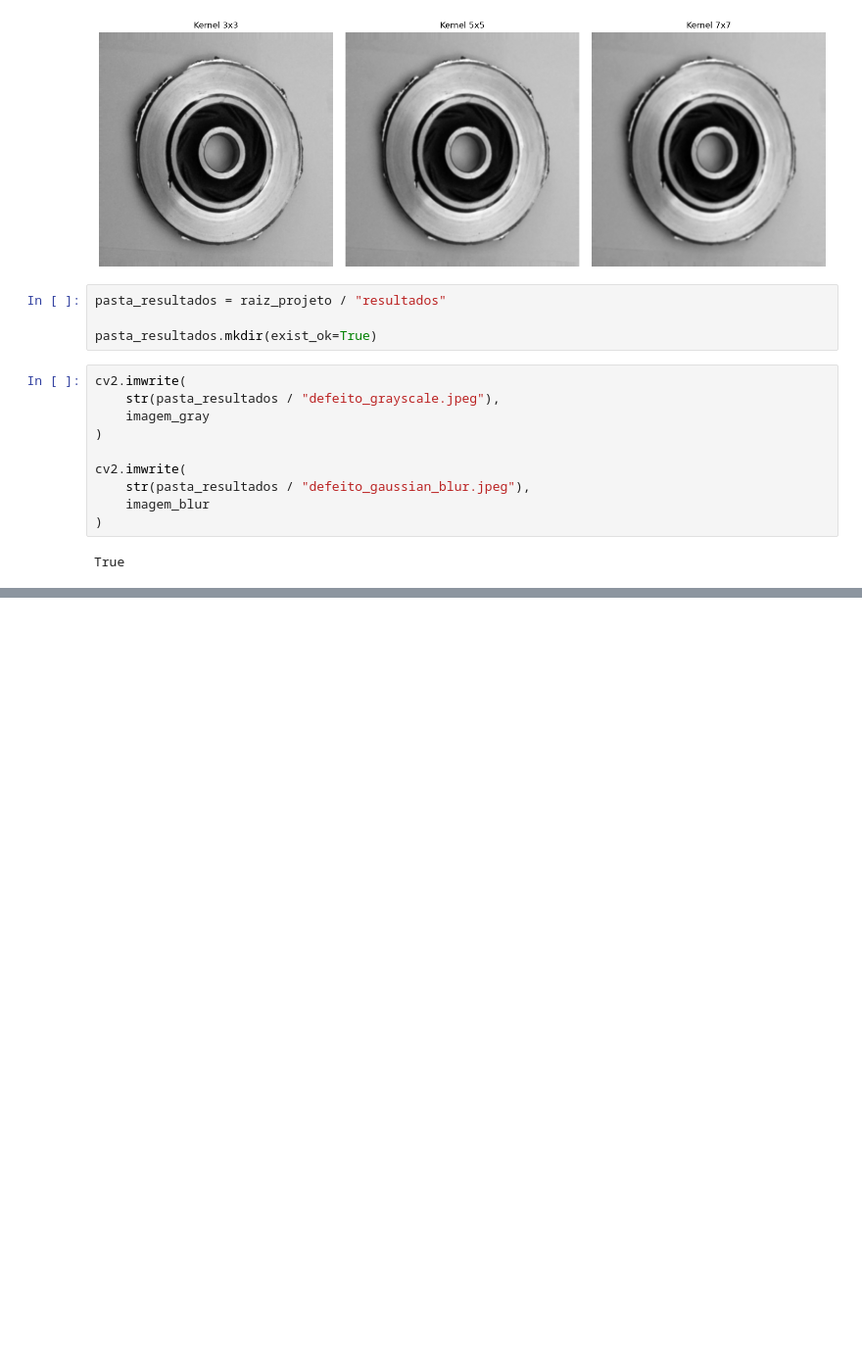
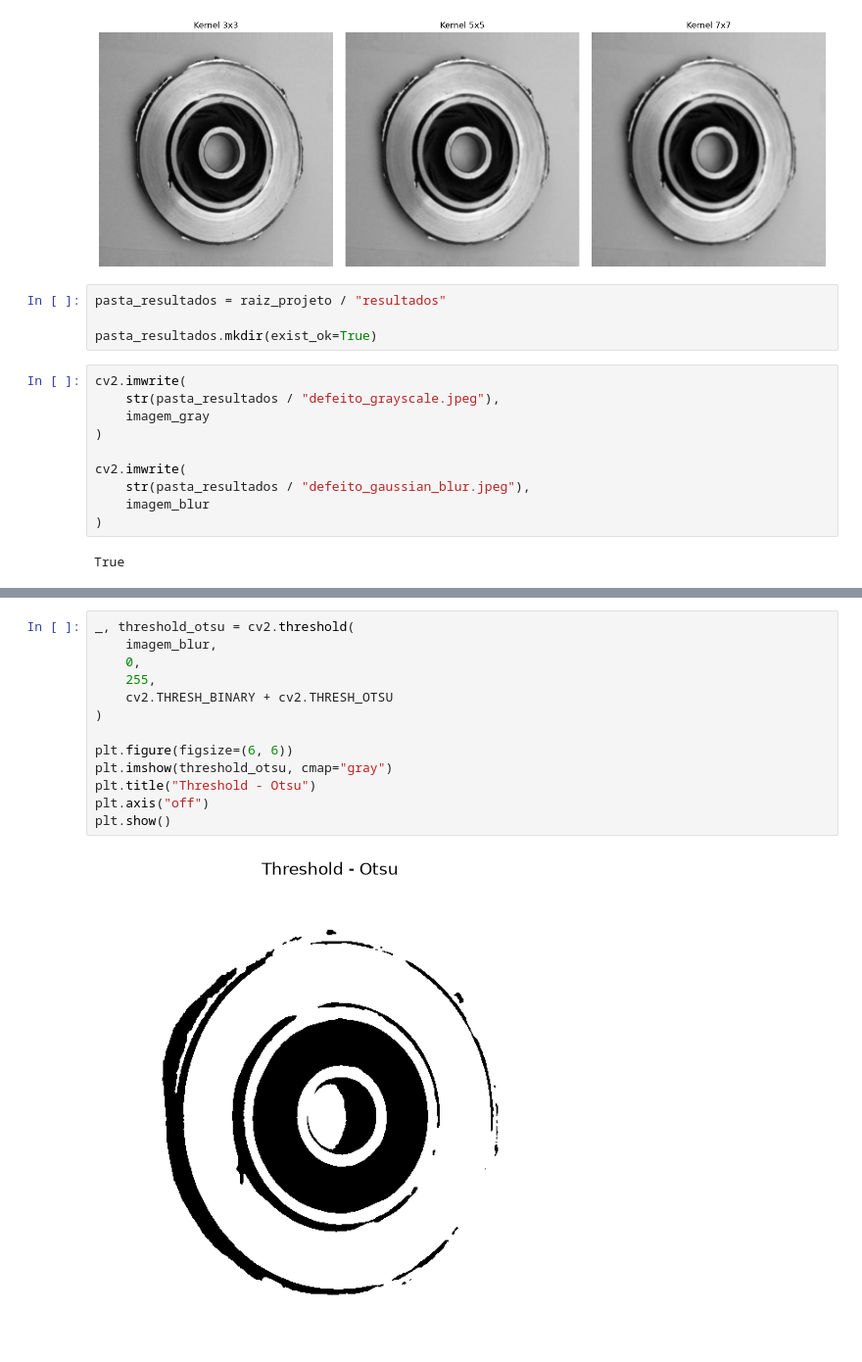
Before and after one commit to programado10/projeto-inspecao-qualidade, a Jupyter notebook: notebook/inspecao_qualidade.ipynb, the cells around one changed output, grey strips where cells are left out. Shown at 98% size. Drawn from its saved outputs; the diff is of its cells as text; blank space fills up the shorter version.

```diff
--- a/notebook/inspecao_qualidade.ipynb
+++ b/notebook/inspecao_qualidade.ipynb
@@ -221,0 +228,15 @@ True
+# %%
+_, threshold_otsu = cv2.threshold(
+    imagem_blur,
+    0,
+    255,
+    cv2.THRESH_BINARY + cv2.THRESH_OTSU
+)
+
+plt.figure(figsize=(6, 6))
+plt.imshow(threshold_otsu, cmap="gray")
+plt.title("Threshold - Otsu")
+plt.axis("off")
+plt.show()
+# %% [output]
+[figure, added]
```
Also changed, not shown: parts of 20 cells of this notebook.
